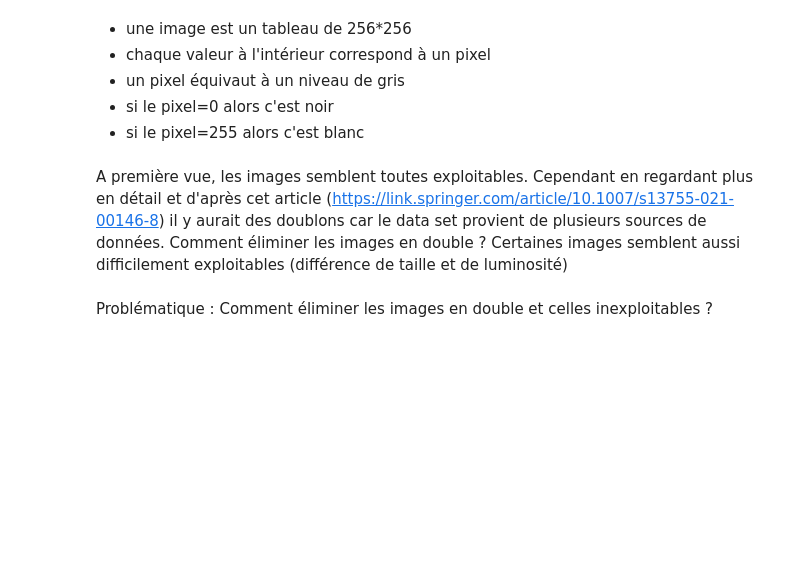
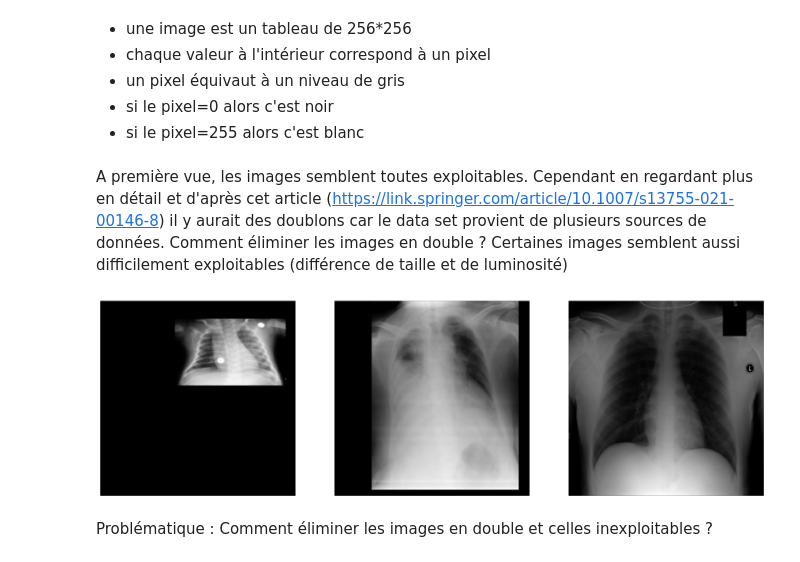
Before and after one commit to AudreyAribaud/-github_actions, a Jupyter notebook: dataviz.ipynb, the cells around one changed output. Cells and saved outputs as stored; diff of their text form; code cells hidden in the pictures; blank space fills up the shorter version.

Commit message:
Kaggle Notebook | DataViz | Version 9

```diff
--- a/dataviz.ipynb
+++ b/dataviz.ipynb
@@ -267,27 +304,27 @@ Certaines images semblent aussi difficilement exploitables (différence de taill
 # %%
 #Exemple des différences de qualité entre les images
 
 plt.figure(figsize=(20,20))
 
 plt.subplot(1,3,1)
 chemin_image = path_data + "Train/COVID-19/images/covid_3297.png"
 image=imread(chemin_image)
 plt.imshow(image,cmap='gray') #par défaut le cmap n'est pas gris, donne l'impression que l'image est en couleur
 plt.axis('off')
 
 plt.subplot(1,3,2)
-chemin_image = path_data + "Train/COVID-19/images/covid_200.png"
+chemin_image = path_data + "Train/COVID-19/images/sub-S10348_ses-E17920_run-1_bp-chest_vp-ap_cr.png"
 image=imread(chemin_image)
 plt.imshow(image,cmap='gray')
 plt.axis('off')
-plt.title("Pneumonie")
 
 plt.subplot(1,3,3)
-chemin_image = path_data + "Train/COVID-19/images/covid_3680.png "
+chemin_image = path_data + "Train/Normal/images/Normal (5220).png"
 image=imread(chemin_image)
 plt.imshow(image,cmap='gray')
-plt.axis('off')
-plt.title("Normal");
+plt.axis('off');
+# %% [output]
+[figure, added]
 # %% [markdown]
 Problématique :
 Comment éliminer les images en double et celles inexploitables ?
```
Also changed, not shown: parts of 8 cells of this notebook.
